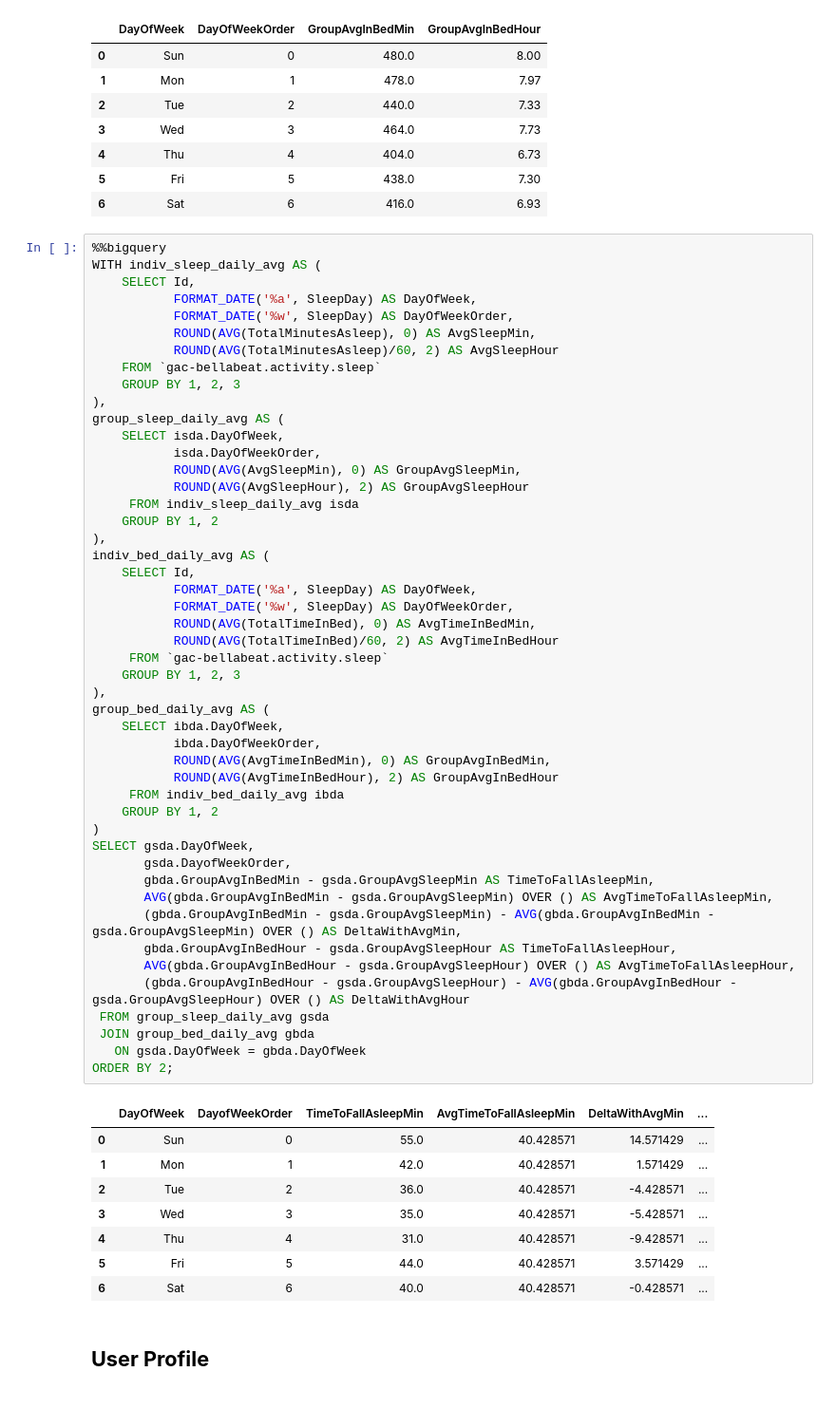
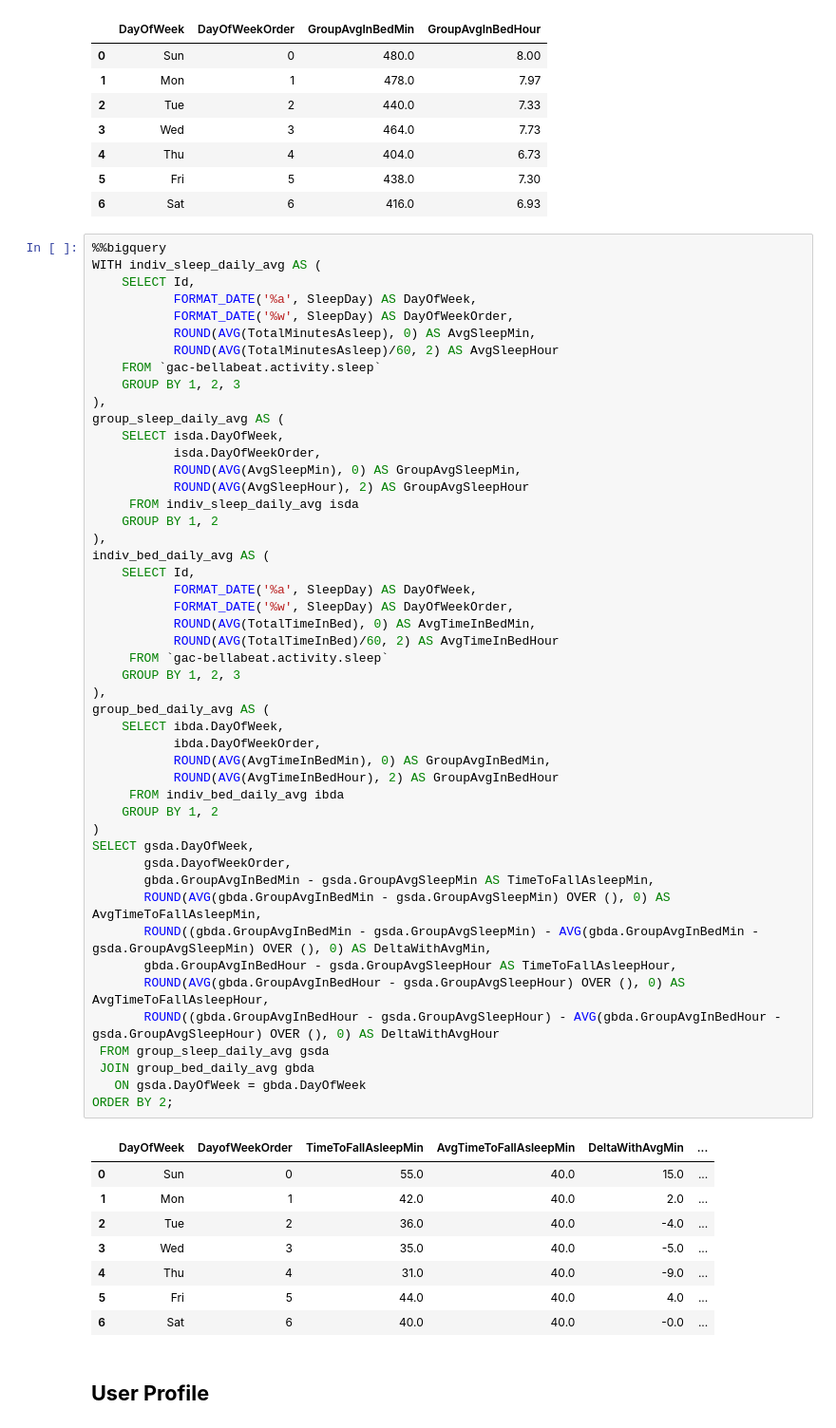
Before and after one commit to phlln/bellabeat-analysis, a Jupyter notebook: bellabeat_bigquery_playground.ipynb, the cells around one changed output. Shown at 95% size. Cells and saved outputs as stored; diff of their text form.

```diff
--- a/bellabeat_bigquery_playground.ipynb
+++ b/bellabeat_bigquery_playground.ipynb
@@ -1359,43 +1353,43 @@ group_sleep_daily_avg AS (
      FROM indiv_sleep_daily_avg isda
     GROUP BY 1, 2
 ),
 indiv_bed_daily_avg AS (
     SELECT Id,
            FORMAT_DATE('%a', SleepDay) AS DayOfWeek,
            FORMAT_DATE('%w', SleepDay) AS DayOfWeekOrder,
            ROUND(AVG(TotalTimeInBed), 0) AS AvgTimeInBedMin,
            ROUND(AVG(TotalTimeInBed)/60, 2) AS AvgTimeInBedHour
      FROM `gac-bellabeat.activity.sleep`
     GROUP BY 1, 2, 3
 ),
 group_bed_daily_avg AS (
     SELECT ibda.DayOfWeek,
            ibda.DayOfWeekOrder,
            ROUND(AVG(AvgTimeInBedMin), 0) AS GroupAvgInBedMin,
            ROUND(AVG(AvgTimeInBedHour), 2) AS GroupAvgInBedHour
      FROM indiv_bed_daily_avg ibda
     GROUP BY 1, 2
 )
 SELECT gsda.DayOfWeek,
        gsda.DayofWeekOrder,
        gbda.GroupAvgInBedMin - gsda.GroupAvgSleepMin AS TimeToFallAsleepMin,
-       AVG(gbda.GroupAvgInBedMin - gsda.GroupAvgSleepMin) OVER () AS AvgTimeToFallAsleepMin,
-       (gbda.GroupAvgInBedMin - gsda.GroupAvgSleepMin) - AVG(gbda.GroupAvgInBedMin - gsda.GroupAvgSleepMin) OVER () AS DeltaWithAvgMin,
+       ROUND(AVG(gbda.GroupAvgInBedMin - gsda.GroupAvgSleepMin) OVER (), 0) AS AvgTimeToFallAsleepMin,
+       ROUND((gbda.GroupAvgInBedMin - gsda.GroupAvgSleepMin) - AVG(gbda.GroupAvgInBedMin - gsda.GroupAvgSleepMin) OVER (), 0) AS DeltaWithAvgMin,
        gbda.GroupAvgInBedHour - gsda.GroupAvgSleepHour AS TimeToFallAsleepHour,
-       AVG(gbda.GroupAvgInBedHour - gsda.GroupAvgSleepHour) OVER () AS AvgTimeToFallAsleepHour,
-       (gbda.GroupAvgInBedHour - gsda.GroupAvgSleepHour) - AVG(gbda.GroupAvgInBedHour - gsda.GroupAvgSleepHour) OVER () AS DeltaWithAvgHour
+       ROUND(AVG(gbda.GroupAvgInBedHour - gsda.GroupAvgSleepHour) OVER (), 0) AS AvgTimeToFallAsleepHour,
+       ROUND((gbda.GroupAvgInBedHour - gsda.GroupAvgSleepHour) - AVG(gbda.GroupAvgInBedHour - gsda.GroupAvgSleepHour) OVER (), 0) AS DeltaWithAvgHour
  FROM group_sleep_daily_avg gsda
  JOIN group_bed_daily_avg gbda
    ON gsda.DayOfWeek = gbda.DayOfWeek
 ORDER BY 2;
 # %% [output]
 |  | DayOfWeek | DayofWeekOrder | TimeToFallAsleepMin | AvgTimeToFallAsleepMin | DeltaWithAvgMin | ... |
-| 0 | Sun | 0 | 55.0 | 40.428571 | 14.571429 | ... |
-| 1 | Mon | 1 | 42.0 | 40.428571 | 1.571429 | ... |
-| 2 | Tue | 2 | 36.0 | 40.428571 | -4.428571 | ... |
-| 3 | Wed | 3 | 35.0 | 40.428571 | -5.428571 | ... |
-| 4 | Thu | 4 | 31.0 | 40.428571 | -9.428571 | ... |
-| 5 | Fri | 5 | 44.0 | 40.428571 | 3.571429 | ... |
-| 6 | Sat | 6 | 40.0 | 40.428571 | -0.428571 | ... |
+| 0 | Sun | 0 | 55.0 | 40.0 | 15.0 | ... |
+| 1 | Mon | 1 | 42.0 | 40.0 | 2.0 | ... |
+| 2 | Tue | 2 | 36.0 | 40.0 | -4.0 | ... |
+| 3 | Wed | 3 | 35.0 | 40.0 | -5.0 | ... |
+| 4 | Thu | 4 | 31.0 | 40.0 | -9.0 | ... |
+| 5 | Fri | 5 | 44.0 | 40.0 | 4.0 | ... |
+| 6 | Sat | 6 | 40.0 | 40.0 | -0.0 | ... |
 # %% [markdown]
 ## **User Profile**
```
Also changed, not shown: parts of 19 cells of this notebook.
